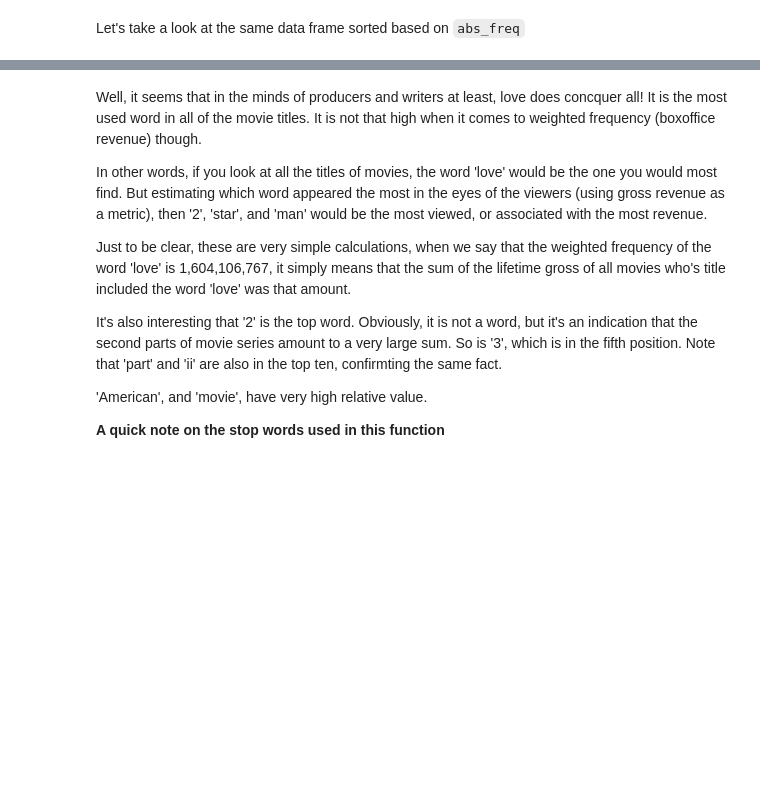
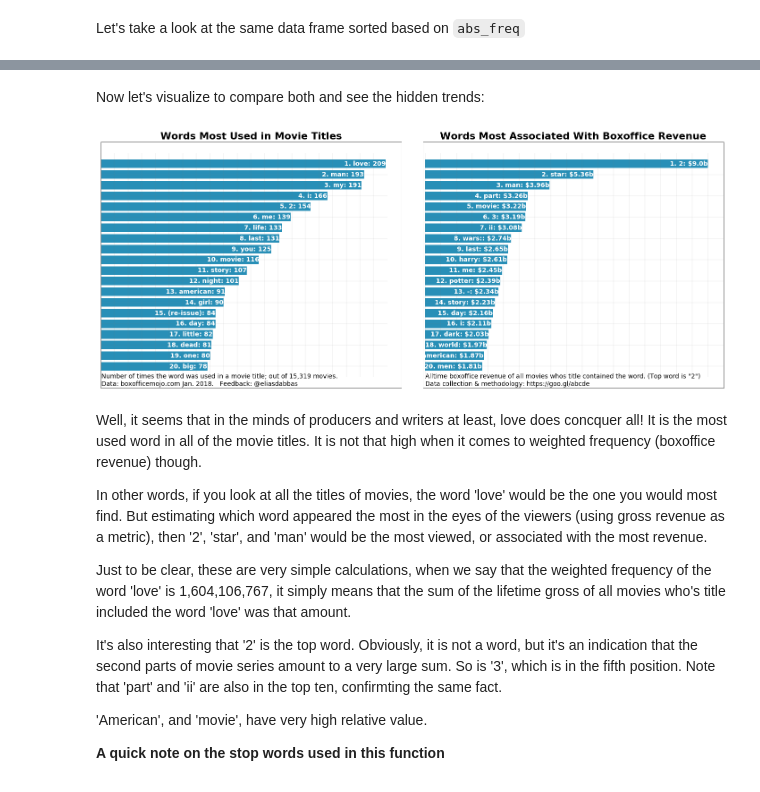
Before and after one commit to eliasdabbas/word_frequency, a Jupyter notebook: abs_weighted_frequency.ipynb, the cells around one changed output, grey strips where cells are left out. Cells and saved outputs as stored; diff of their text form; code cells hidden in the pictures; blank space fills up the shorter version.

Commit message:
Add visualizations and encourage cloning and testing

```diff
--- a/abs_weighted_frequency.ipynb
+++ b/abs_weighted_frequency.ipynb
@@ -368,6 +369,52 @@ Let's take a look at the same data frame sorted based on `abs_freq`
 | 18 | american | 91 | 0.00258986 | 0.0458491 | 1867306909 | 0.00287094 | 0.0901694 | 2.05199e+07 |
 | 112 | girl | 90 | 0.0025614 | 0.146228 | 835683743 | 0.00128484 | 0.260432 | 9.28538e+06 |
 | 14 | day | 84 | 0.00239064 | 0.0349774 | 2157997304 | 0.00331787 | 0.0779051 | 2.56904e+07 |
+# %% [markdown]
+Now let's visualize to compare both and see the hidden trends:
+# %%
+plt.figure(figsize=(20,8))
+plt.subplot(1, 2, 1)
+
+word_freq_df_abs = word_freq_df.sort_values('abs_freq', ascending=False).reset_index()
+
+plt.barh(range(20),
+         list(reversed(word_freq_df_abs['abs_freq'][:20])), color='#288FB7')
+for i, word in enumerate(word_freq_df_abs['word'][:20]):
+    plt.text(word_freq_df_abs['abs_freq'][i], 20-i-1,
+             s=str(i+1) + '. ' + word + ': '  + str(word_freq_df_abs['abs_freq'][i]),
+             ha='right', va='center', fontsize=14, color='white', fontweight='bold')
+plt.text(0.4, -1.1, s='Number of times the word was used in a movie title; out of 15,319 movies.', fontsize=14)
+plt.text(0.4, -1.8, s='Data: boxofficemojo.com Jan. 2018.   Feedback: @eliasdabbas', fontsize=14)
+
+
+plt.vlines(range(0, 210, 10), -1, 20, colors='gray', alpha=0.1)
+plt.hlines(range(0, 20, 2), 0, 210, colors='gray', alpha=0.1)
+plt.yticks([])
+plt.xticks([])
+plt.title('Words Most Used in Movie Titles', fontsize=22, fontweight='bold')
+
+# =============
+plt.subplot(1, 2, 2)
+# plt.axis('off')
+plt.barh(range(20),
+         list(reversed(word_freq_df['wtd_freq'][:20])), color='#288FB7')
+for i, word in enumerate(word_freq_df['word'][:20]):
+    plt.text(word_freq_df['wtd_freq'][i], 20-i-1,
+             s=str(i+1) + '. ' + word + ': ' + '$' + str(round(word_freq_df['wtd_freq'][i] / 1000_000_000, 2)) + 'b',
+             ha='right', va='center', fontsize=14, color='white', fontweight='bold')
+plt.text(0.4, -1.1, s='Alltime boxoffice revenue of all movies whos title contained the word. (Top word is "2") ', fontsize=14)
+plt.text(0.4, -1.8, s='Data collection & methodology: https://goo.gl/abcde', fontsize=14)
+
+plt.vlines(range(0, 9_500_000_000, 500_000_000), -1, 20, colors='gray', alpha=0.1)
+plt.hlines(range(0, 20, 2), 0, 10_000_000_000, colors='gray', alpha=0.1)
+plt.xlim((-70_000_000, 9_500_000_000))
+plt.yticks([])
+plt.xticks([])
+plt.title('Words Most Associated With Boxoffice Revenue', fontsize=22, fontweight='bold')
+plt.tight_layout(pad=0.01)
+plt.show()
+# %% [output]
+[figure, added]
 # %% [markdown]
 Well, it seems that in the minds of producers and writers at least, love does concquer all! It is the most used word in all of the movie titles. It is not that high when it comes to weighted frequency (boxoffice revenue) though.
 
```
Also changed, not shown: parts of 2 cells of this notebook.
